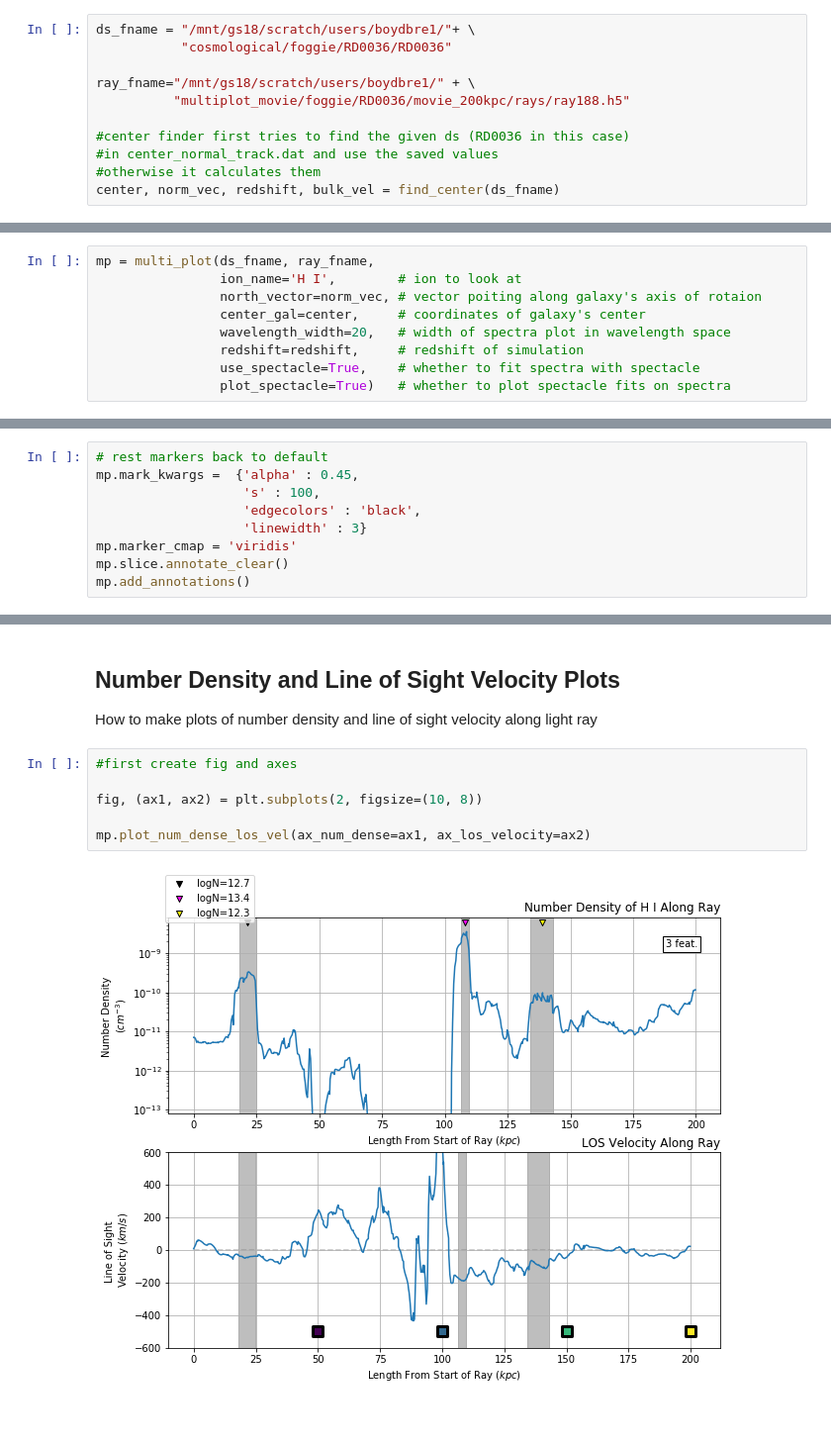
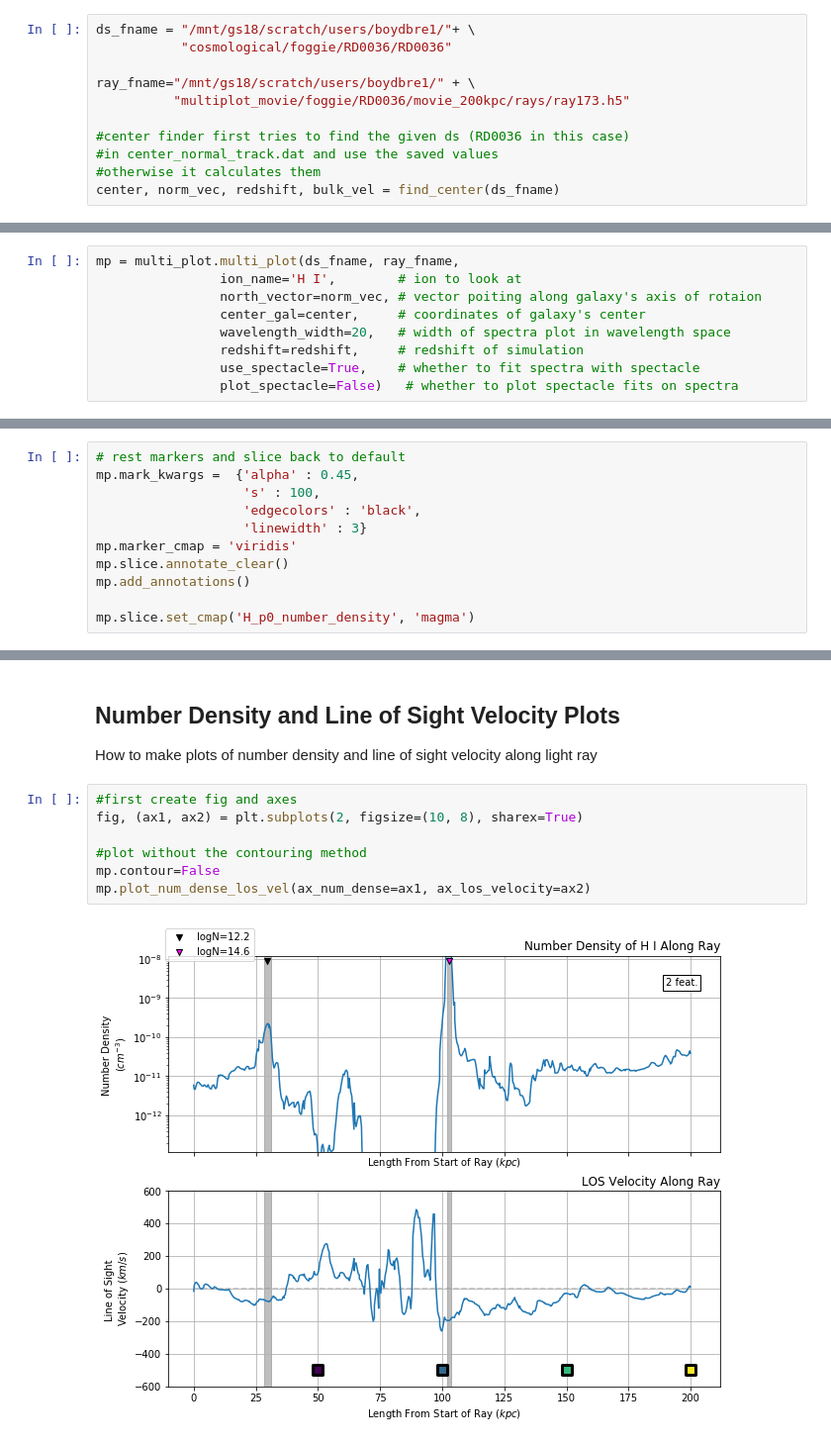
Before and after one commit to biboyd/SALSA, a Jupyter notebook: notebooks/multi_plot_class.ipynb, the cells around one changed output, grey strips where cells are left out. Shown at 99% size. Saved outputs shown, nothing was run; the diff lists cells and outputs as text; blank space fills up the shorter version.

```diff
--- a/notebooks/multi_plot_class.ipynb
+++ b/notebooks/multi_plot_class.ipynb
@@ -19,7 +27,7 @@ ds_fname = "/mnt/gs18/scratch/users/boydbre1/"+ \
            "cosmological/foggie/RD0036/RD0036"
 
 ray_fname="/mnt/gs18/scratch/users/boydbre1/" + \
-          "multiplot_movie/foggie/RD0036/movie_200kpc/rays/ray188.h5"
+          "multiplot_movie/foggie/RD0036/movie_200kpc/rays/ray173.h5"
 
 #center finder first tries to find the given ds (RD0036 in this case)
 #in center_normal_track.dat and use the saved values
@@ -28,12 +36,12 @@ center, norm_vec, redshift, bulk_vel = find_center(ds_fname)
 # %% [markdown]
 Call the `multi_plot` class with the defined parameters
 # %%
-mp = multi_plot(ds_fname, ray_fname,
+mp = multi_plot.multi_plot(ds_fname, ray_fname,
                 ion_name='H I',        # ion to look at
                 north_vector=norm_vec, # vector poiting along galaxy's axis of rotaion
                 center_gal=center,     # coordinates of galaxy's center
                 wavelength_width=20,   # width of spectra plot in wavelength space
                 redshift=redshift,     # redshift of simulation
                 use_spectacle=True,    # whether to fit spectra with spectacle
-                plot_spectacle=True)   # whether to plot spectacle fits on spectra
+                plot_spectacle=False)   # whether to plot spectacle fits on spectra
 # %% [output]
@@ -178,7 +194,7 @@ mp.slice
 # %% [output]
 <yt.visualization.plot_window.OffAxisSlicePlot at 0x...>
 # %%
-# rest markers back to default
+# rest markers and slice back to default
 mp.mark_kwargs =  {'alpha' : 0.45,
                    's' : 100,
                    'edgecolors' : 'black',
@@ -186,3 +202,5 @@ mp.mark_kwargs =  {'alpha' : 0.45,
 mp.marker_cmap = 'viridis'
 mp.slice.annotate_clear()
 mp.add_annotations()
+
+mp.slice.set_cmap('H_p0_number_density', 'magma')
@@ -191,9 +211,10 @@ mp.add_annotations()
 How to make plots of number density and line of sight velocity along light ray
 # %%
 #first create fig and axes
+fig, (ax1, ax2) = plt.subplots(2, figsize=(10, 8), sharex=True)
 
-fig, (ax1, ax2) = plt.subplots(2, figsize=(10, 8))
-
+#plot without the contouring method
+mp.contour=False
 mp.plot_num_dense_los_vel(ax_num_dense=ax1, ax_los_velocity=ax2)
 # %% [output]
-[figure, old version]
+[figure, new version]
```
Also changed, not shown: parts of 28 cells of this notebook, 2 other files.
